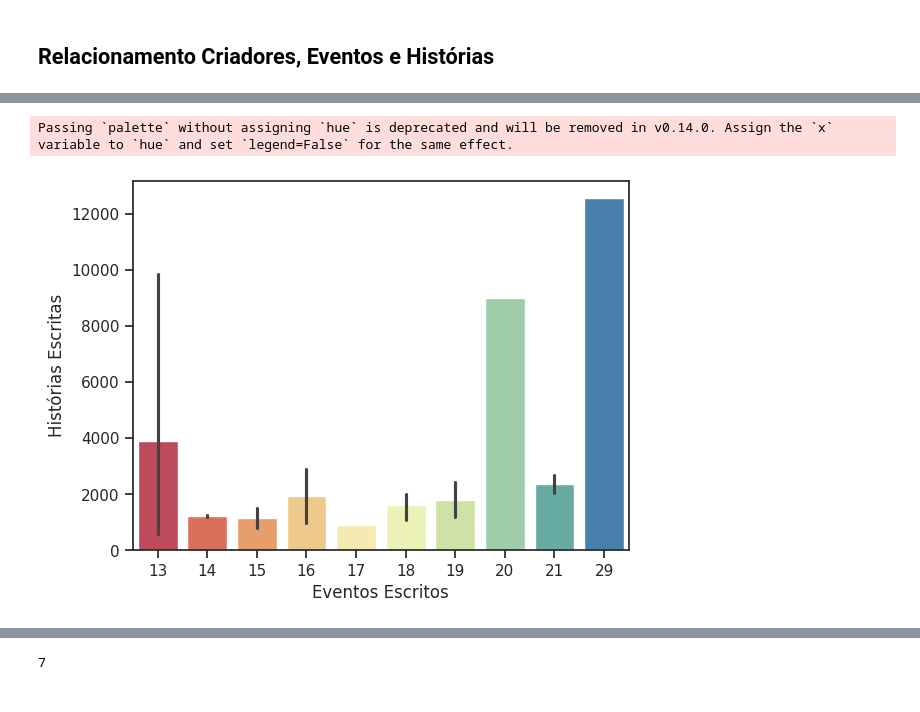
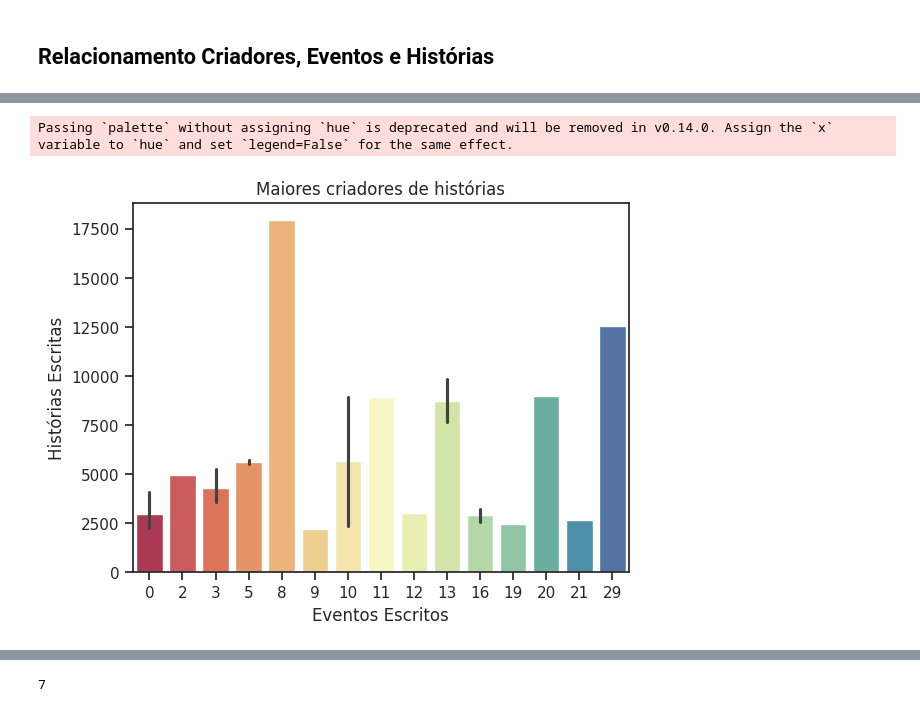
Before and after one commit to thamyrissacamoto/MarvelAPI, a Jupyter notebook: AnalisandoInsights.ipynb, the cells around one changed output, grey strips where cells are left out. Cells and saved outputs as stored; diff of their text form; code cells hidden in the pictures.

Commit message:
Corrigindo Insights sobre creators

```diff
--- a/AnalisandoInsights.ipynb
+++ b/AnalisandoInsights.ipynb
@@ -418,0 +444,4 @@ most_events.head(7)
+# %%
+cols = ["id", "fullName", "comics.available", "stories.available", "events.available"]
+most_stories = creators[cols].sort_values("stories.available", ascending=False).head(25)
+most_stories.head(15)
@@ -419,8 +465,9 @@ most_events.head(7)
 # %%
-sns.barplot(data=most_events, x="events.available", y="stories.available", palette='Spectral')
+sns.barplot(data=most_stories, x="events.available", y="stories.available", palette="Spectral")
 plt.xlabel("Eventos Escritos")
 plt.ylabel("Histórias Escritas")
+plt.title("Maiores criadores de Histórias")
 plt.show()
 # %% [output]
 Passing `palette` without assigning `hue` is deprecated and will be removed in v0.14.0. Assign the `x` variable to `hue` and set `legend=False` for the same effect.
-[figure, old version]
+[figure, new version]
```
Also changed, not shown: parts of 37 cells of this notebook.
